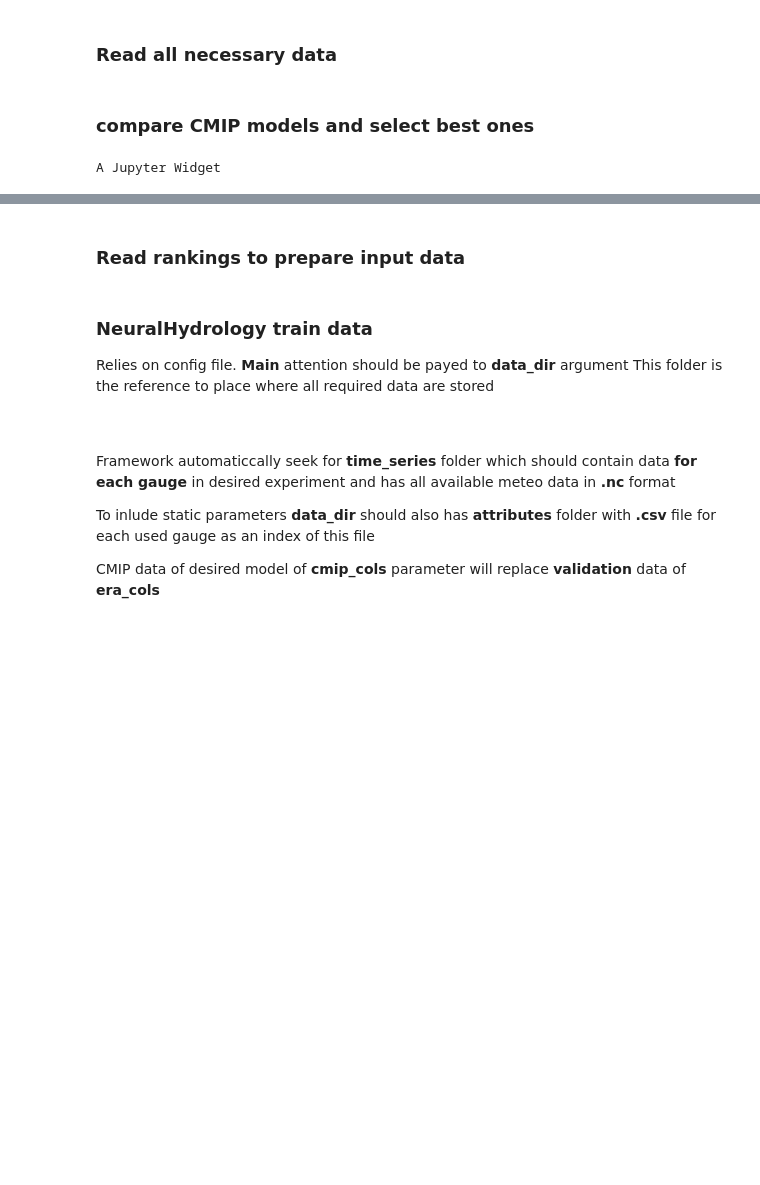
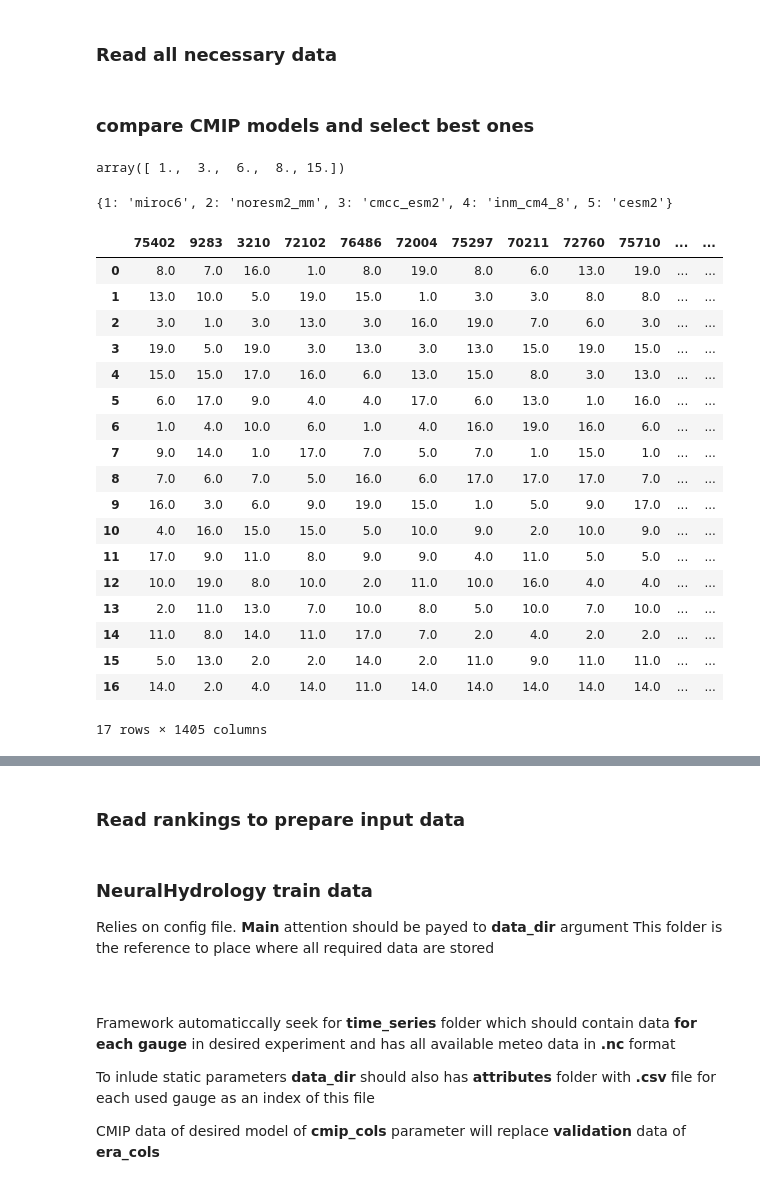
Before and after one commit to dmbrmv/my_dissertation, a Jupyter notebook: neural_forecast/train_with_cmip.ipynb, the cells around one changed output, grey strips where cells are left out. Saved outputs shown, nothing was run; the diff lists cells and outputs as text; code cells hidden in the pictures; blank space fills up the shorter version.

```diff
--- a/neural_forecast/train_with_cmip.ipynb
+++ b/neural_forecast/train_with_cmip.ipynb
@@ -76,29 +76,68 @@ compare_end = '31/12/2020'
 ### compare CMIP models and select best ones
 # %%
 compare_list = dict()
-for f in tqdm(glob.glob(f'../geo_data/great_db/{nc_variable}/*.nc')):
-    gauge_id = f.split('/')[-1][:-3]
-    compare_element, model_order = gauge_cmip(
-        gauge_id=gauge_id,
-        cmip_storage='../geo_data/cmip_concat_21_09/cmip_245/',
-        era_storage=f'../geo_data/great_db/{nc_variable}/',
-        compare_start=compare_start,
-        compare_end=compare_end)
+for f in tqdm(glob.glob("../geo_data/cmip_concat/cmip_245/*.nc")):
+    gauge_id = f.split("/")[-1][:-3]
+    try:
+        compare_element, model_order = gauge_cmip(
+            gauge_id=gauge_id,
+            cmip_storage="../geo_data/cmip_concat/cmip_245/",
+            era_storage=f"../geo_data/ws_related_meteo/{nc_variable}/",
+            compare_start=compare_start,
+            compare_end=compare_end,
+        )
+    except FileNotFoundError:
+        continue
+    except OSError:
+        continue
+
     compare_list[gauge_id] = compare_element
 
-number_df = pd.concat([i['number'].reset_index(drop=True)
-                       for gauge, i in compare_list.items()],
-                      axis=1)
-error_df = pd.concat([i['error'].reset_index(drop=True)
-                      for gauge, i in compare_list.items()],
-                     axis=1)
+number_df = pd.concat(
+    [i["number"].reset_index(drop=True) for gauge, i in compare_list.items()], axis=1
+)
+number_df.columns = [gauge for gauge, i in compare_list.items()]
+
+error_df = pd.concat(
+    [i["error"].reset_index(drop=True) for gauge, i in compare_list.items()], axis=1
+)
+error_df.columns = [gauge for gauge, i in compare_list.items()]
+
 res_models = np.unique(number_df.mode(axis=1).iloc[:7, 0].values)
 
 model_dict = dict()
 for i, order in enumerate(res_models):
-    model_dict[i+1] = model_order[order]
+    model_dict[i + 1] = model_order[order]
 
-with open('cmip_ranks.json', 'w') as fp:
+with open("cmip_ranks.json", "w") as fp:
     json.dump(model_dict, fp)
-# %% [output]
-A Jupyter Widget
+# %%
+res_models
+# %% [output]
+array([ 1.,  3.,  6.,  8., 15.])
+# %%
+model_dict
+# %% [output]
+{1: 'miroc6', 2: 'noresm2_mm', 3: 'cmcc_esm2', 4: 'inm_cm4_8', 5: 'cesm2'}
+# %%
+number_df
+# %% [output]
+|  | 75402 | 9283 | 3210 | 72102 | 76486 | 72004 | 75297 | 70211 | 72760 | 75710 | ... | ... |
+| 0 | 8.0 | 7.0 | 16.0 | 1.0 | 8.0 | 19.0 | 8.0 | 6.0 | 13.0 | 19.0 | ... | ... |
+| 1 | 13.0 | 10.0 | 5.0 | 19.0 | 15.0 | 1.0 | 3.0 | 3.0 | 8.0 | 8.0 | ... | ... |
+| 2 | 3.0 | 1.0 | 3.0 | 13.0 | 3.0 | 16.0 | 19.0 | 7.0 | 6.0 | 3.0 | ... | ... |
+| 3 | 19.0 | 5.0 | 19.0 | 3.0 | 13.0 | 3.0 | 13.0 | 15.0 | 19.0 | 15.0 | ... | ... |
+| 4 | 15.0 | 15.0 | 17.0 | 16.0 | 6.0 | 13.0 | 15.0 | 8.0 | 3.0 | 13.0 | ... | ... |
+| 5 | 6.0 | 17.0 | 9.0 | 4.0 | 4.0 | 17.0 | 6.0 | 13.0 | 1.0 | 16.0 | ... | ... |
+| 6 | 1.0 | 4.0 | 10.0 | 6.0 | 1.0 | 4.0 | 16.0 | 19.0 | 16.0 | 6.0 | ... | ... |
+| 7 | 9.0 | 14.0 | 1.0 | 17.0 | 7.0 | 5.0 | 7.0 | 1.0 | 15.0 | 1.0 | ... | ... |
+| 8 | 7.0 | 6.0 | 7.0 | 5.0 | 16.0 | 6.0 | 17.0 | 17.0 | 17.0 | 7.0 | ... | ... |
+| 9 | 16.0 | 3.0 | 6.0 | 9.0 | 19.0 | 15.0 | 1.0 | 5.0 | 9.0 | 17.0 | ... | ... |
+| 10 | 4.0 | 16.0 | 15.0 | 15.0 | 5.0 | 10.0 | 9.0 | 2.0 | 10.0 | 9.0 | ... | ... |
+| 11 | 17.0 | 9.0 | 11.0 | 8.0 | 9.0 | 9.0 | 4.0 | 11.0 | 5.0 | 5.0 | ... | ... |
+| 12 | 10.0 | 19.0 | 8.0 | 10.0 | 2.0 | 11.0 | 10.0 | 16.0 | 4.0 | 4.0 | ... | ... |
+| 13 | 2.0 | 11.0 | 13.0 | 7.0 | 10.0 | 8.0 | 5.0 | 10.0 | 7.0 | 10.0 | ... | ... |
+| 14 | 11.0 | 8.0 | 14.0 | 11.0 | 17.0 | 7.0 | 2.0 | 4.0 | 2.0 | 2.0 | ... | ... |
+| 15 | 5.0 | 13.0 | 2.0 | 2.0 | 14.0 | 2.0 | 11.0 | 9.0 | 11.0 | 11.0 | ... | ... |
+| 16 | 14.0 | 2.0 | 4.0 | 14.0 | 11.0 | 14.0 | 14.0 | 14.0 | 14.0 | 14.0 | ... | ... |
+17 rows × 1405 columns
```
Also changed, not shown: parts of 4 cells of this notebook, 19 other files.
